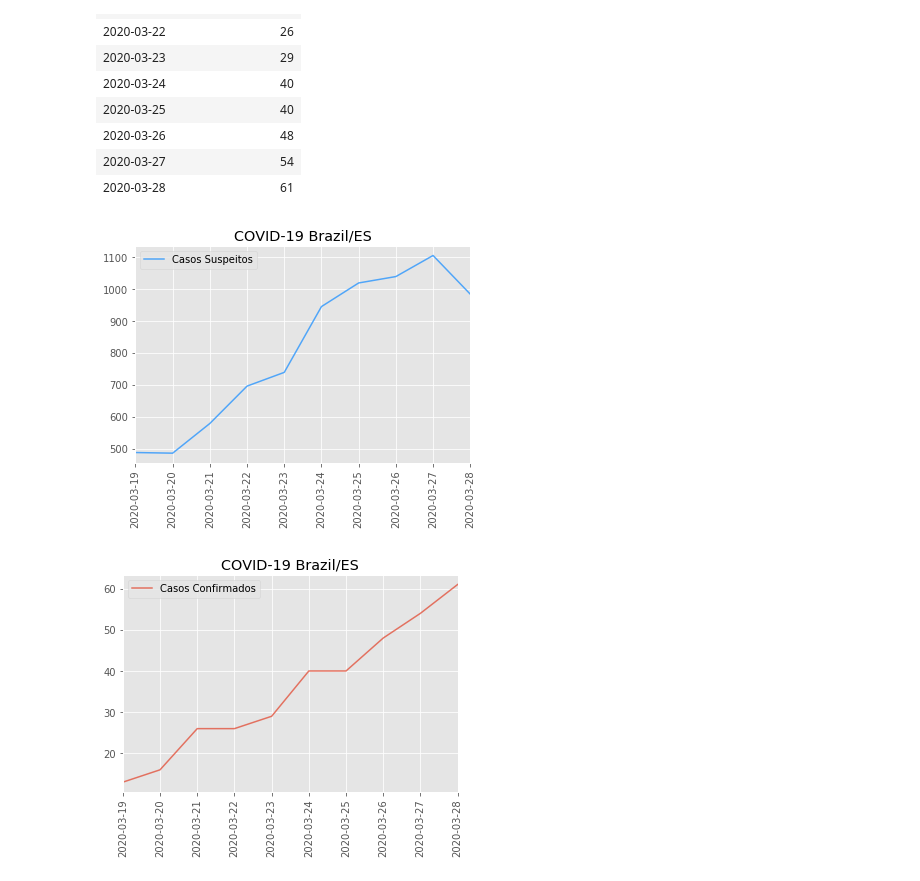
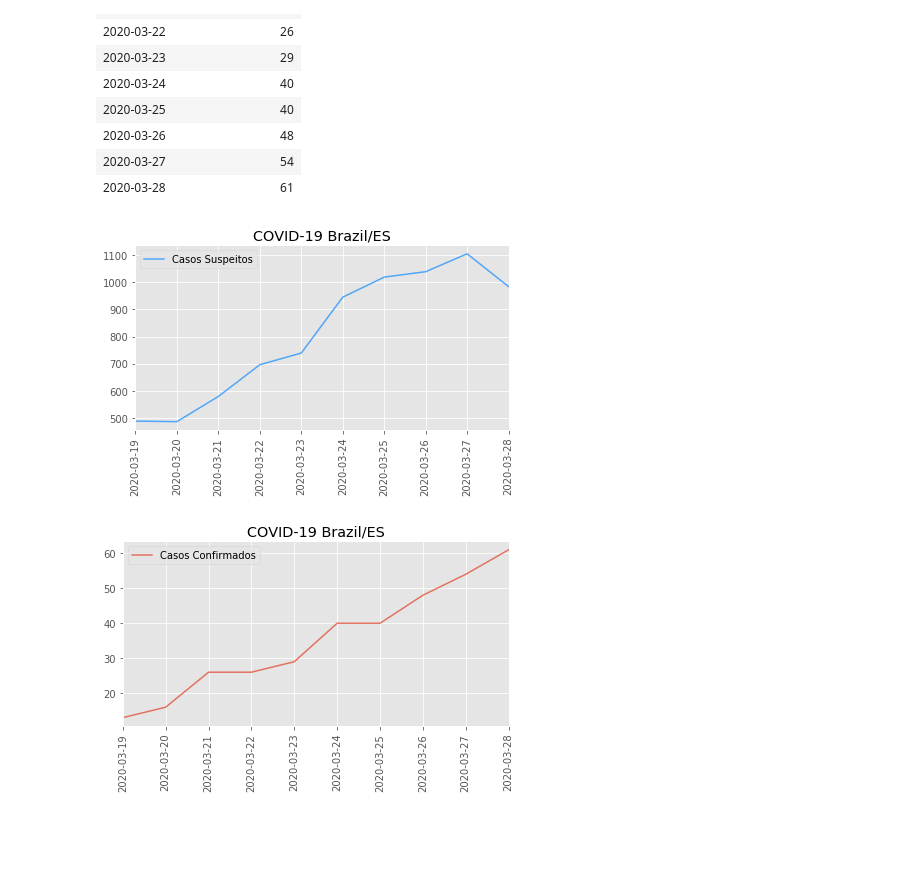
Before and after one commit to FabricioMatos/map-covid-19-es, a Jupyter notebook: 01-covid-19-map.ipynb, the cells around one changed output. Saved outputs shown, nothing was run; the diff lists cells and outputs as text; code cells hidden in the pictures; blank space fills up the shorter version.

```diff
--- a/01-covid-19-map.ipynb
+++ b/01-covid-19-map.ipynb
@@ -751,16 +751,17 @@ df_prep_days_c
 # %%
 fig = df_prep_days_s.plot(
     kind='line', color='DodgerBlue', alpha=0.75, rot=90, title='COVID-19 Brazil/ES', logy=False).get_figure()
 plt.xlabel("")
+plt.tight_layout()
 fig.savefig('gifs/curve-suspect.png')
-
 plt.show()
 
 fig = df_prep_days_c.plot(
     kind='line',alpha=0.75, rot=90, title='COVID-19 Brazil/ES', logy=False).get_figure()
 plt.xlabel("")
+plt.tight_layout()
 fig.savefig('gifs/curve-confirmed.png')
 plt.show()
 # %% [output]
-[figure, old version]
+[figure, new version]
-[figure, old version]
+[figure, new version]
```
Also changed, not shown: 1 other file.
